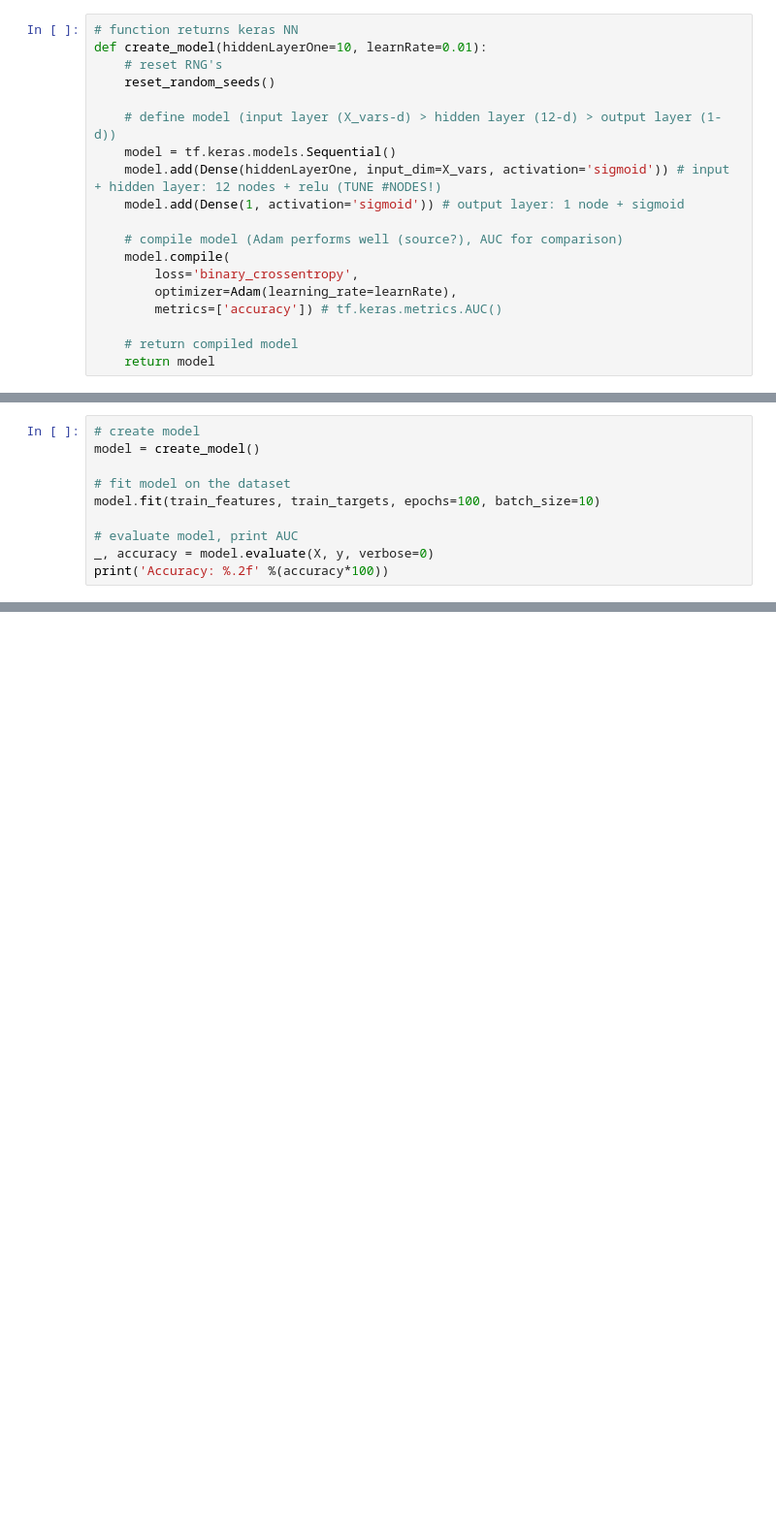
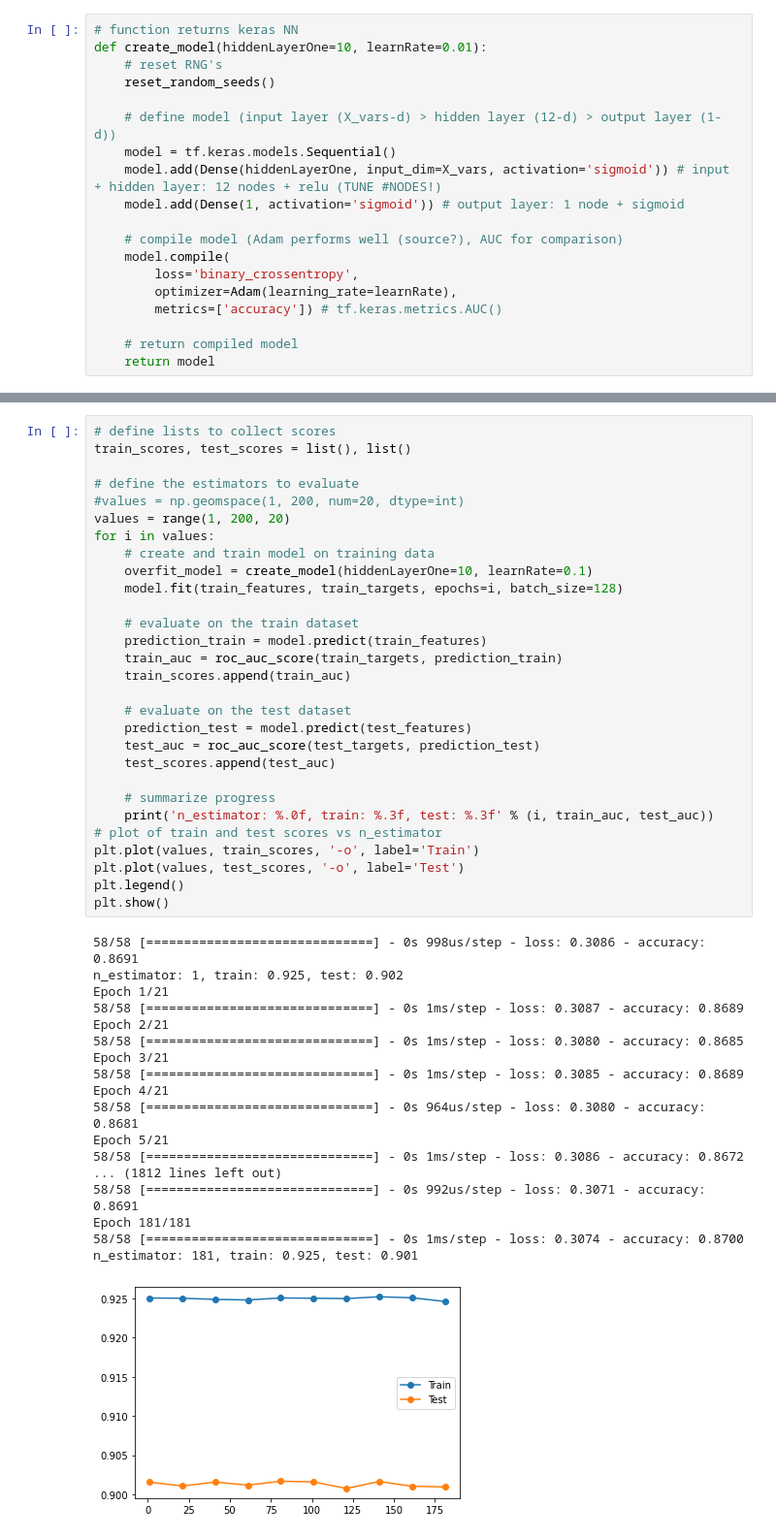
Before and after one commit to aojudo/seminar-marketing, a Jupyter notebook: neural_network.ipynb, the cells around one changed output, grey strips where cells are left out. Shown at 97% size. Saved outputs shown, nothing was run; the diff lists cells and outputs as text; blank space fills up the shorter version.

Commit message:
NN done
completed hyperparam optimisation, added overfitting check, added final model run.

```diff
--- a/neural_network.ipynb
+++ b/neural_network.ipynb
@@ -311,10 +168,0 @@ Please use instead:* `np.argmax(model.predict(x), axis=-1)`,   if your model doe
-# %%
-# create model
-model = create_model()
-
-# fit model on the dataset
-model.fit(train_features, train_targets, epochs=100, batch_size=10)
-
-# evaluate model, print AUC
-_, accuracy = model.evaluate(X, y, verbose=0)
-print('Accuracy: %.2f' %(accuracy*100))
@@ -381,0 +232,48 @@ AttributeError: 'KerasClassifier' object has no attribute 'model'
+# %%
+# define lists to collect scores
+train_scores, test_scores = list(), list()
+
+# define the estimators to evaluate
+#values = np.geomspace(1, 200, num=20, dtype=int)
+values = range(1, 200, 20)
+for i in values:
+    # create and train model on training data
+    overfit_model = create_model(hiddenLayerOne=10, learnRate=0.1)
+    model.fit(train_features, train_targets, epochs=i, batch_size=128)
+
+    # evaluate on the train dataset
+    prediction_train = model.predict(train_features)
+    train_auc = roc_auc_score(train_targets, prediction_train)
+    train_scores.append(train_auc)
+
+    # evaluate on the test dataset
+    prediction_test = model.predict(test_features)
+    test_auc = roc_auc_score(test_targets, prediction_test)
+    test_scores.append(test_auc)
+
+    # summarize progress
+    print('n_estimator: %.0f, train: %.3f, test: %.3f' % (i, train_auc, test_auc))
+# plot of train and test scores vs n_estimator
+plt.plot(values, train_scores, '-o', label='Train')
+plt.plot(values, test_scores, '-o', label='Test')
+plt.legend()
+plt.show()
+# %% [output]
+58/58 [==============================] - 0s 998us/step - loss: 0.3086 - accuracy: 0.8691
+n_estimator: 1, train: 0.925, test: 0.902
+Epoch 1/21
+58/58 [==============================] - 0s 1ms/step - loss: 0.3087 - accuracy: 0.8689
+Epoch 2/21
+58/58 [==============================] - 0s 1ms/step - loss: 0.3080 - accuracy: 0.8685
+Epoch 3/21
+58/58 [==============================] - 0s 1ms/step - loss: 0.3085 - accuracy: 0.8689
+Epoch 4/21
+58/58 [==============================] - 0s 964us/step - loss: 0.3080 - accuracy: 0.8681
+Epoch 5/21
+58/58 [==============================] - 0s 1ms/step - loss: 0.3086 - accuracy: 0.8672
+... (1812 lines left out)
+58/58 [==============================] - 0s 992us/step - loss: 0.3071 - accuracy: 0.8691
+Epoch 181/181
+58/58 [==============================] - 0s 1ms/step - loss: 0.3074 - accuracy: 0.8700
+n_estimator: 181, train: 0.925, test: 0.901
+[figure, added]
```
Also changed, not shown: parts of 21 cells of this notebook, 3 other files.
